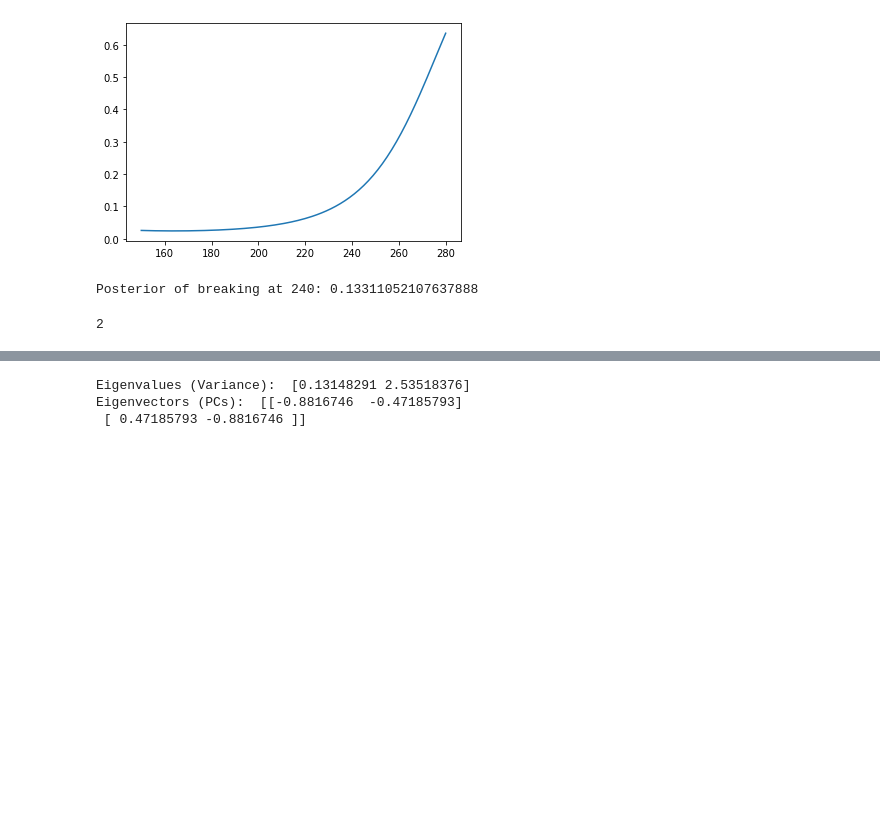
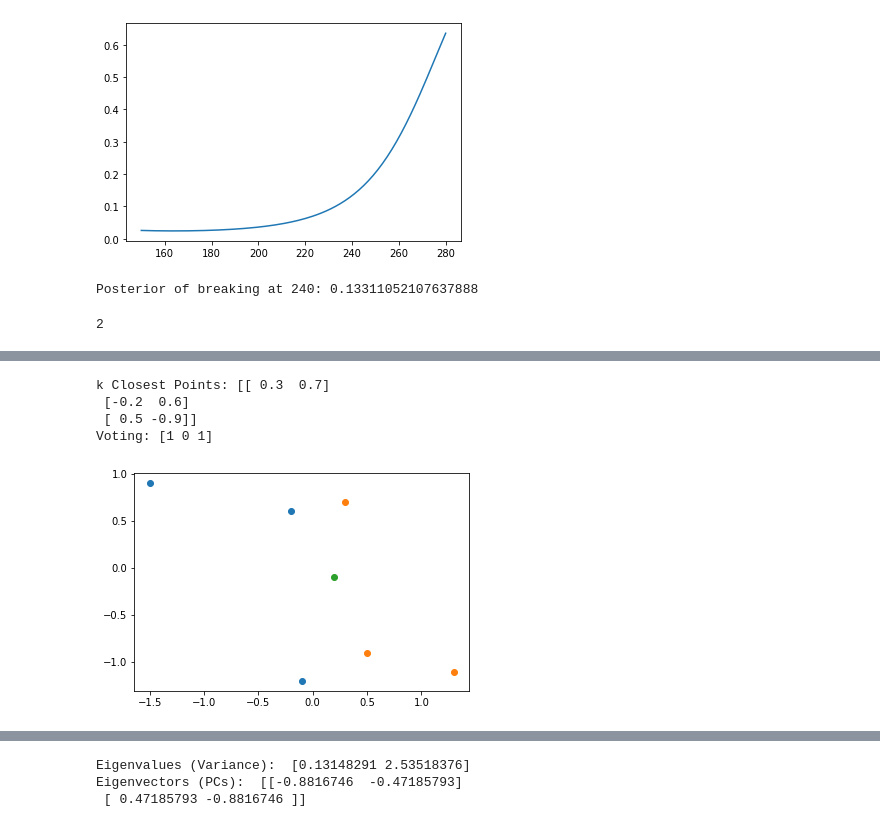
Before and after one commit to choiboy92/ImperialML, a Jupyter notebook: ML_exam_functions.ipynb, the cells around one changed output, grey strips where cells are left out. Cells and saved outputs as stored; diff of their text form; code cells hidden in the pictures; blank space fills up the shorter version.

```diff
--- a/ML_exam_functions.ipynb
+++ b/ML_exam_functions.ipynb
@@ -246,0 +320,32 @@ plt.show()
+# %%
+# K NEAREST NEIGHBOURS
+data = np.array([[-1.5, 0.9],
+                 [0.3, 0.7],
+                 [0.5, -0.9],
+                 [-0.1, -1.2],
+                 [-0.2, 0.6],
+                 [1.3, -1.1]])
+data_y = np.array([0, 1, 1, 0, 0, 1])
+test = np.array([0.2, -0.1])
+plt.scatter(data[data_y==0,0], data[data_y==0,1])
+plt.scatter(data[data_y==1,0], data[data_y==1,1])
+plt.scatter(test[0], test[1])
+
+def k_nn(data, test, data_y, k):
+  dist = []
+  for i in range(0, len(data)):
+    dist += [np.linalg.norm(data[i]-test)]
+
+  idx = np.argpartition(np.array(dist), k)[:k]
+  #print(idx)
+  print("k Closest Points:", data[idx])
+  print("Voting:", data_y[idx])
+  return
+
+k_nn_test = k_nn(data, test, data_y, 3)
+# %% [output]
+k Closest Points: [[ 0.3  0.7]
+ [-0.2  0.6]
+ [ 0.5 -0.9]]
+Voting: [1 0 1]
+[figure, added]
```
Also changed, not shown: parts of 7 cells of this notebook.
